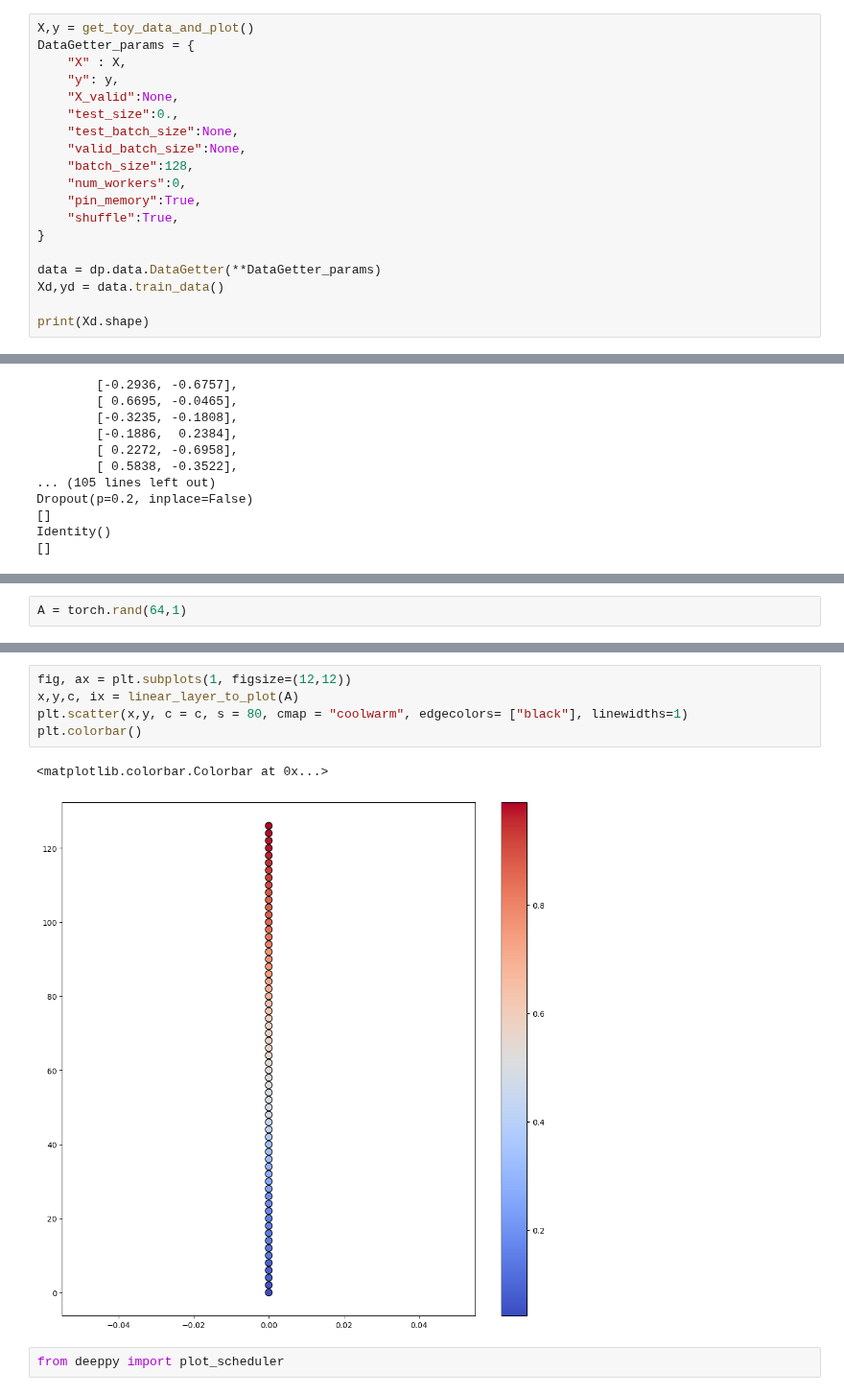
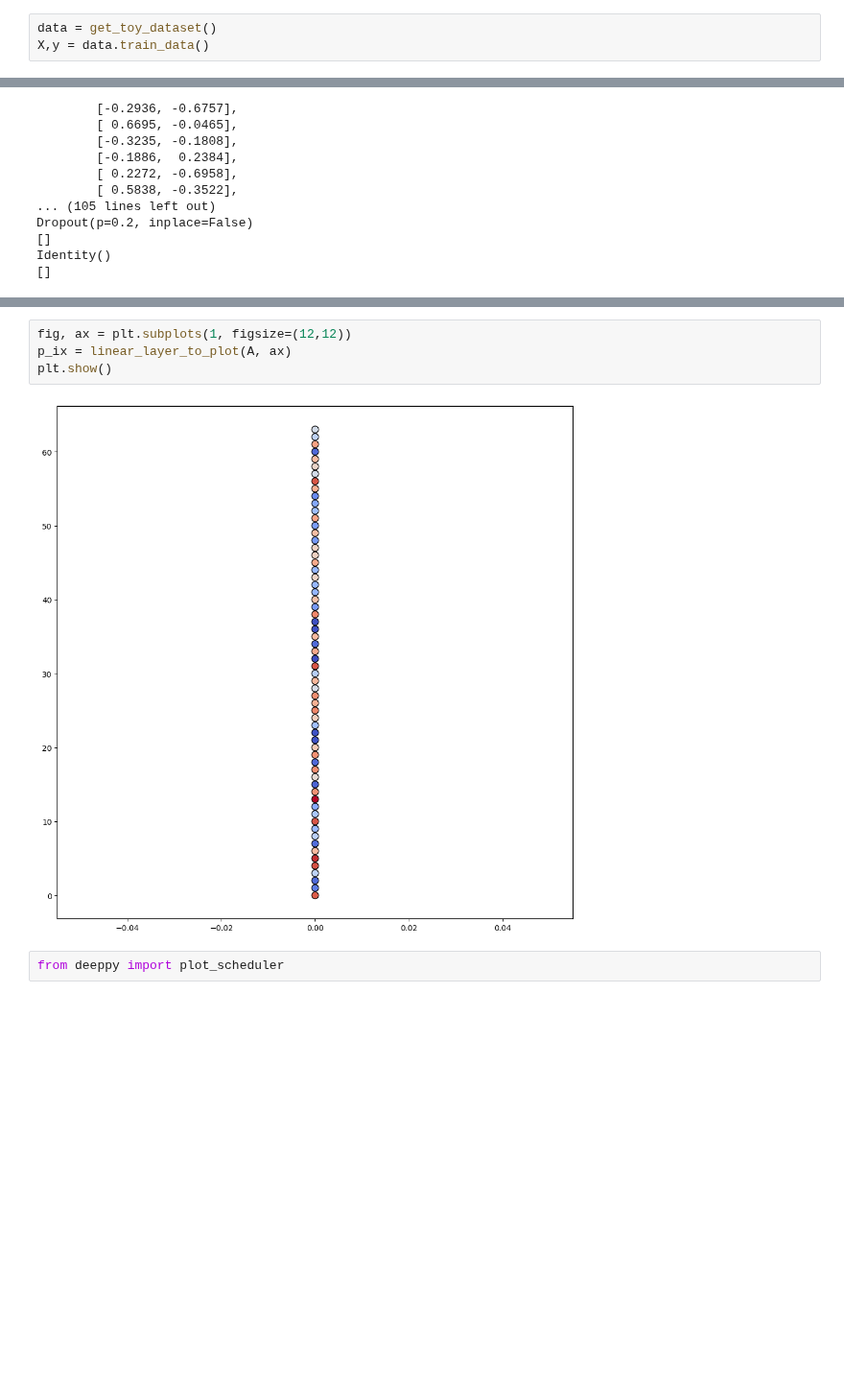
Before and after one commit to bcozmen/deeppy, a Jupyter notebook: tutorials/XAI_dev.ipynb, the cells around one changed output, grey strips where cells are left out. Shown at 96% size. Saved outputs shown, nothing was run; the diff lists cells and outputs as text; blank space fills up the shorter version.

```diff
--- a/tutorials/XAI_dev.ipynb
+++ b/tutorials/XAI_dev.ipynb
@@ -49,21 +21,5 @@ import torch
 
 import matplotlib.pyplot as plt
 # %%
-X,y = get_toy_data_and_plot()
-DataGetter_params = {
-    "X" : X,
-    "y": y,
-    "X_valid":None,
-    "test_size":0.,
-    "test_batch_size":None,
-    "valid_batch_size":None,
-    "batch_size":128,
-    "num_workers":0,
-    "pin_memory":True,
-    "shuffle":True,
-}
-
-data = dp.data.DataGetter(**DataGetter_params)
-Xd,yd = data.train_data()
-
-print(Xd.shape)
+data = get_toy_dataset()
+X,y = data.train_data()
@@ -226,2 +189,0 @@ def linear_layer_to_plot(layer, ix = 0):
-# %%
-A = torch.rand(64,1)
@@ -232,11 +205,9 @@ NameError: name 'x' is not defined
 # %%
 fig, ax = plt.subplots(1, figsize=(12,12))
-x,y,c, ix = linear_layer_to_plot(A)
-plt.scatter(x,y, c = c, s = 80, cmap = "coolwarm", edgecolors= ["black"], linewidths=1)
-plt.colorbar()
+p_ix = linear_layer_to_plot(A, ax)
+plt.show()
 # %% [output]
-<matplotlib.colorbar.Colorbar at 0x...>
-[figure, old version]
+[figure, new version]
 # %%
 from deeppy import plot_scheduler
 # %%
```
Also changed, not shown: parts of 16 cells of this notebook, 7 other files.
